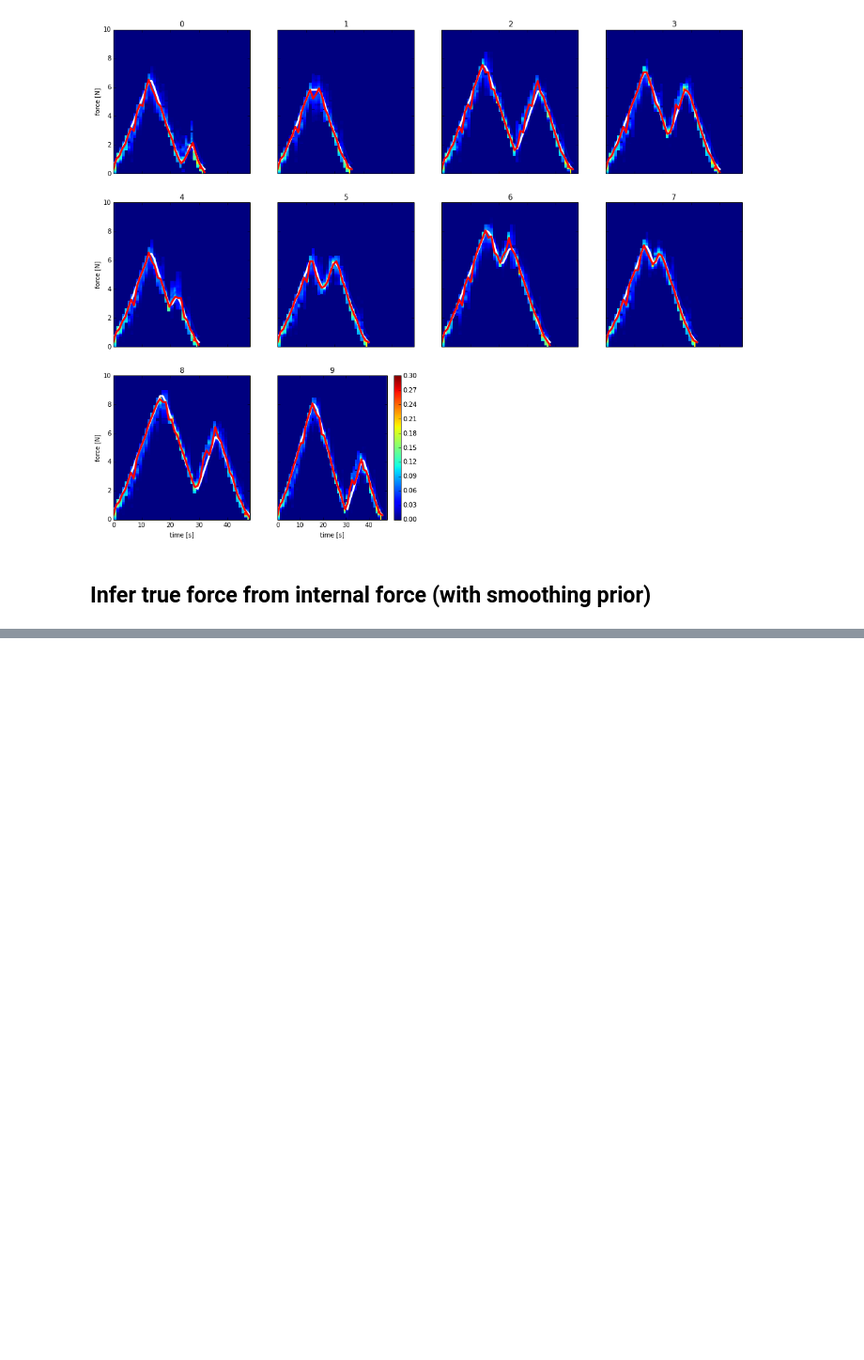
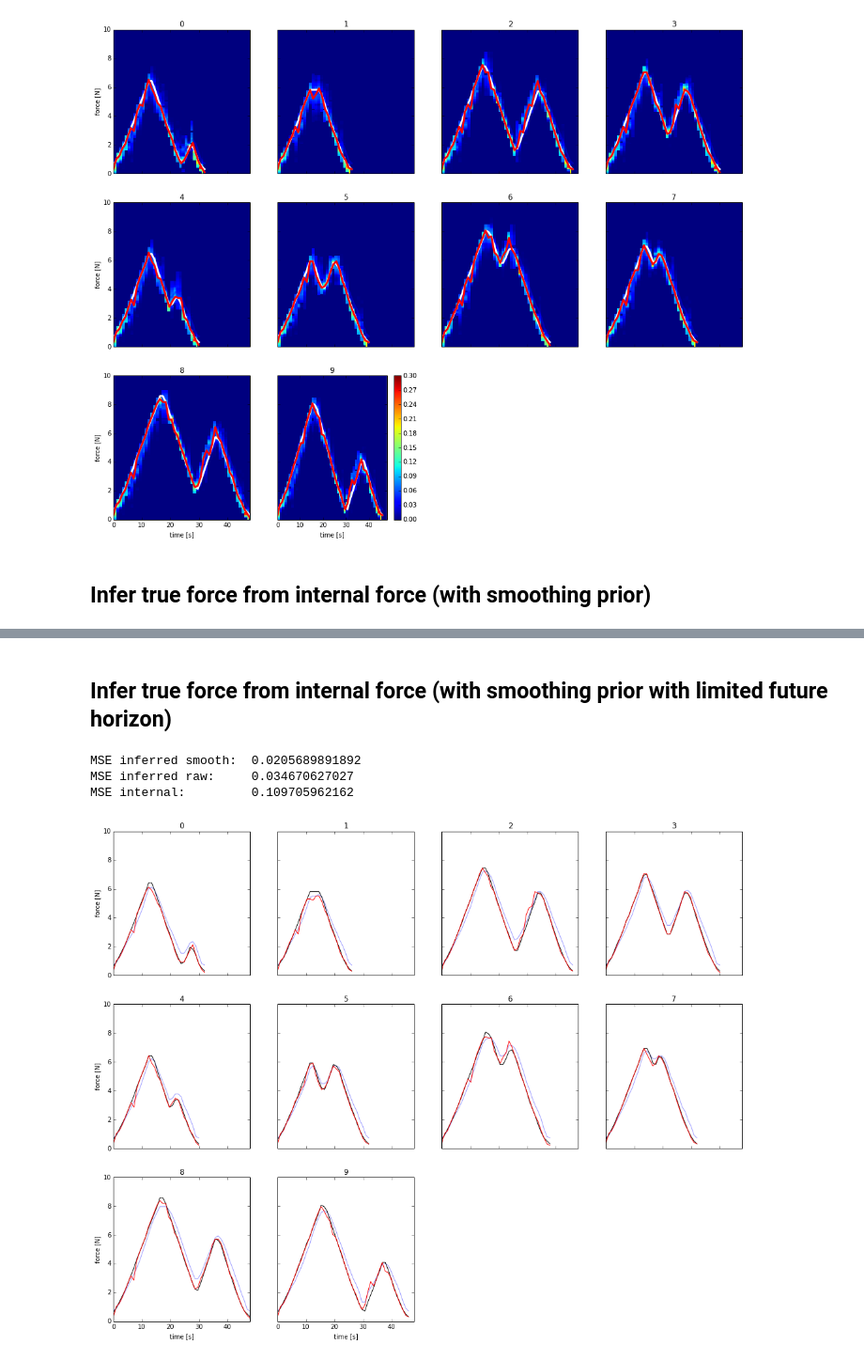
Before and after one commit to surban/ml, a Jupyter notebook: notebooks/Skin-Multifreq-GP-ManualFeatures-Chain.ipynb, the cells around one changed output, grey strips where cells are left out. Shown at 94% size. Saved outputs shown, nothing was run; the diff lists cells and outputs as text; code cells hidden in the pictures; blank space fills up the shorter version.

Commit message:
training on bidir working and prediction with limited future horizon

```diff
--- a/notebooks/Skin-Multifreq-GP-ManualFeatures-Chain.ipynb
+++ b/notebooks/Skin-Multifreq-GP-ManualFeatures-Chain.ipynb
@@ -316,0 +321,44 @@ Predicting: 5 / 10 0:00:00 left
+# %% [markdown]
+## Infer true force from internal force (with smoothing prior with limited future horizon)
+# %%
+sigma = 10
+future_steps = 1
+
+def predict_from_past(internal_force):
+    n_steps = internal_force.shape[0]
+    pred = np.zeros(n_steps)
+    for step in range(n_steps):
+        internal_force_window = internal_force[0:step+future_steps+1]
+        p_force = sc.most_probable_inputs(internal_force_window, sigma=sigma)[0]
+        pred[step] = p_force[step]
+    return pred
+
+force, skin, valid = ws_hys_tst.force[prt], ws_hys_tst.skin[prt], ws_hys_tst.valid[prt]
+internal_force, _ = ws_hys_tst.predict_multicurve(gp_predict, force, select_features(ws_hys_tst, skin), valid, what='force')
+
+discrete_force = ws_hys_trn.to_discrete_force(force)
+discrete_internal_force = ws_hys_trn.to_discrete_force(internal_force)
+
+discrete_force_p_smooth = ws_hys_tst.predict_multicurve(predict_from_past,
+                                                        discrete_force, discrete_internal_force, valid, what='force')
+print "MSE inferred smooth: ", multistep_error(ws_hys_trn.from_discrete_force(discrete_force_p_smooth),
+                                               ws_hys_trn.from_discrete_force(discrete_force), valid, mean_err=True)
+print "MSE inferred raw:    ", multistep_error(ws_hys_trn.from_discrete_force(discrete_force_p),
+                                               ws_hys_trn.from_discrete_force(discrete_force), valid, mean_err=True)
+print "MSE internal:        ", multistep_error(ws_hys_trn.from_discrete_force(discrete_internal_force),
+                                               ws_hys_trn.from_discrete_force(discrete_force), valid, mean_err=True)
+
+n_plot_smpls = 42
+figsize(18,14)
+ml.apps.skin.timeseries.max_force = 10
+force_blue = ws_hys_trn.from_discrete_force(discrete_force_p[:, 0:n_plot_smpls])
+force_blue_int = ws_hys_trn.from_discrete_force(discrete_internal_force[:, 0:n_plot_smpls])
+plot_multicurve_time(ws_hys_trn.from_discrete_force(discrete_force[:, 0:n_plot_smpls]), None, valid[:, 0:n_plot_smpls],
+                     force_predicted=ws_hys_trn.from_discrete_force(discrete_force_p_smooth[:, 0:n_plot_smpls]),
+                     force_real=force_blue_int,
+                     timestep=ws_hys_tst.ds.timestep)
+# %% [output]
+MSE inferred smooth:  0.0205689891892
+MSE inferred raw:     0.034670627027
+MSE internal:         0.109705962162
+[figure, added]
```
Also changed, not shown: parts of 1 cell of this notebook, 2 other files.
